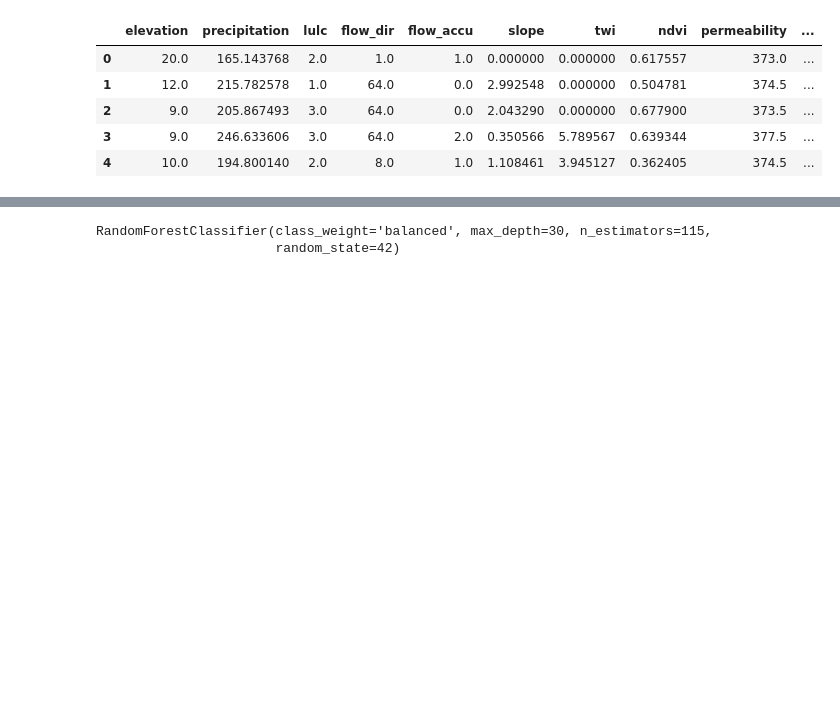
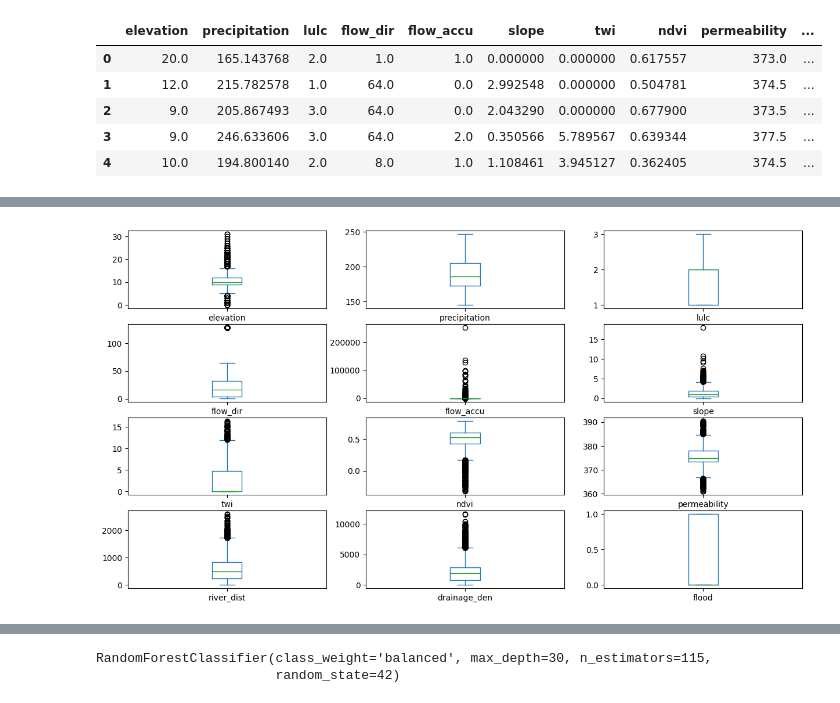
Before and after one commit to ATIK2110018/ML_projects, a Jupyter notebook: feni_flood_1.ipynb, the cells around one changed output, grey strips where cells are left out. Drawn from its saved outputs; the diff is of its cells as text; code cells hidden in the pictures; blank space fills up the shorter version.

```diff
--- a/feni_flood_1.ipynb
+++ b/feni_flood_1.ipynb
@@ -123,0 +138,5 @@ df.head()
+# %%
+df.plot(kind='box',figsize=(15,8),subplots=True,layout=(4,3),sharex=False)
+plt.show()
+# %% [output]
+[figure, added]
```
Also changed, not shown: parts of 4 cells of this notebook.
